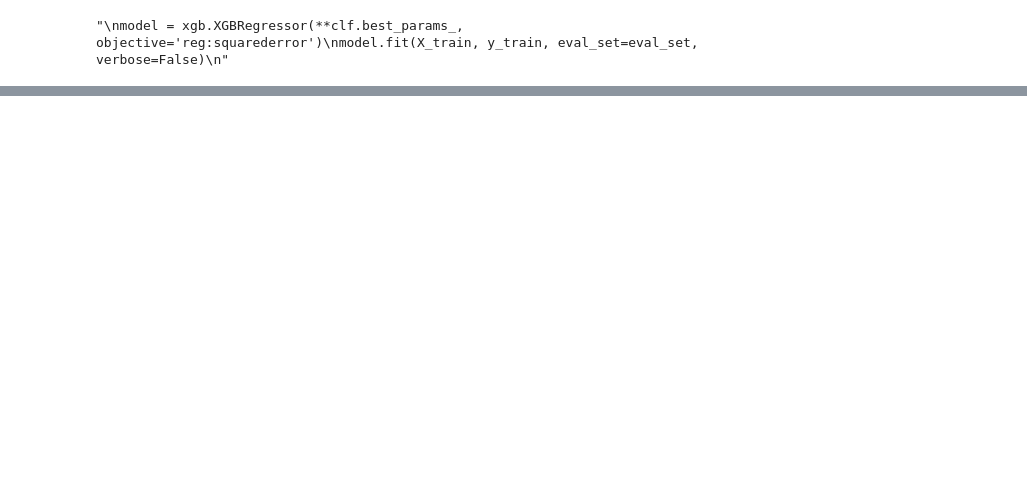
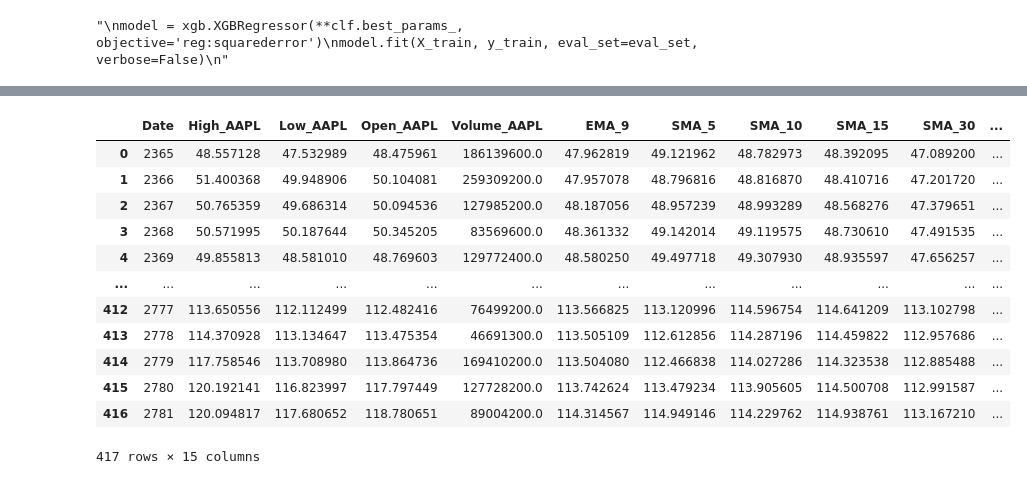
Before and after one commit to ArnaudThs/StockProphet, a Jupyter notebook: StockProphet/Notebook/XGRBoost.ipynb, the cells around one changed output, grey strips where cells are left out. Cells and saved outputs as stored; diff of their text form; code cells hidden in the pictures; blank space fills up the shorter version.

```diff
--- a/StockProphet/Notebook/XGRBoost.ipynb
+++ b/StockProphet/Notebook/XGRBoost.ipynb
@@ -114,3 +151,19 @@ mean_squared_error = 2021.2133777910128
+# %%
+predicted_prices
+# %% [output]
+|  | Date | High_AAPL | Low_AAPL | Open_AAPL | Volume_AAPL | EMA_9 | SMA_5 | SMA_10 | SMA_15 | SMA_30 | ... |
+| 0 | 2365 | 48.557128 | 47.532989 | 48.475961 | 186139600.0 | 47.962819 | 49.121962 | 48.782973 | 48.392095 | 47.089200 | ... |
+| 1 | 2366 | 51.400368 | 49.948906 | 50.104081 | 259309200.0 | 47.957078 | 48.796816 | 48.816870 | 48.410716 | 47.201720 | ... |
+| 2 | 2367 | 50.765359 | 49.686314 | 50.094536 | 127985200.0 | 48.187056 | 48.957239 | 48.993289 | 48.568276 | 47.379651 | ... |
+| 3 | 2368 | 50.571995 | 50.187644 | 50.345205 | 83569600.0 | 48.361332 | 49.142014 | 49.119575 | 48.730610 | 47.491535 | ... |
+| 4 | 2369 | 49.855813 | 48.581010 | 48.769603 | 129772400.0 | 48.580250 | 49.497718 | 49.307930 | 48.935597 | 47.656257 | ... |
+| ... | ... | ... | ... | ... | ... | ... | ... | ... | ... | ... | ... |
+| 412 | 2777 | 113.650556 | 112.112499 | 112.482416 | 76499200.0 | 113.566825 | 113.120996 | 114.596754 | 114.641209 | 113.102798 | ... |
+| 413 | 2778 | 114.370928 | 113.134647 | 113.475354 | 46691300.0 | 113.505109 | 112.612856 | 114.287196 | 114.459822 | 112.957686 | ... |
+| 414 | 2779 | 117.758546 | 113.708980 | 113.864736 | 169410200.0 | 113.504080 | 112.466838 | 114.027286 | 114.323538 | 112.885488 | ... |
+| 415 | 2780 | 120.192141 | 116.823997 | 117.797449 | 127728200.0 | 113.742624 | 113.479234 | 113.905605 | 114.500708 | 112.991587 | ... |
+| 416 | 2781 | 120.094817 | 117.680652 | 118.780651 | 89004200.0 | 114.314567 | 114.949146 | 114.229762 | 114.938761 | 113.167210 | ... |
+417 rows × 15 columns
 # %%
 from plotly.subplots import make_subplots
 import plotly.graph_objects as go
```
Also changed, not shown: parts of 11 cells of this notebook, 2 other files.
